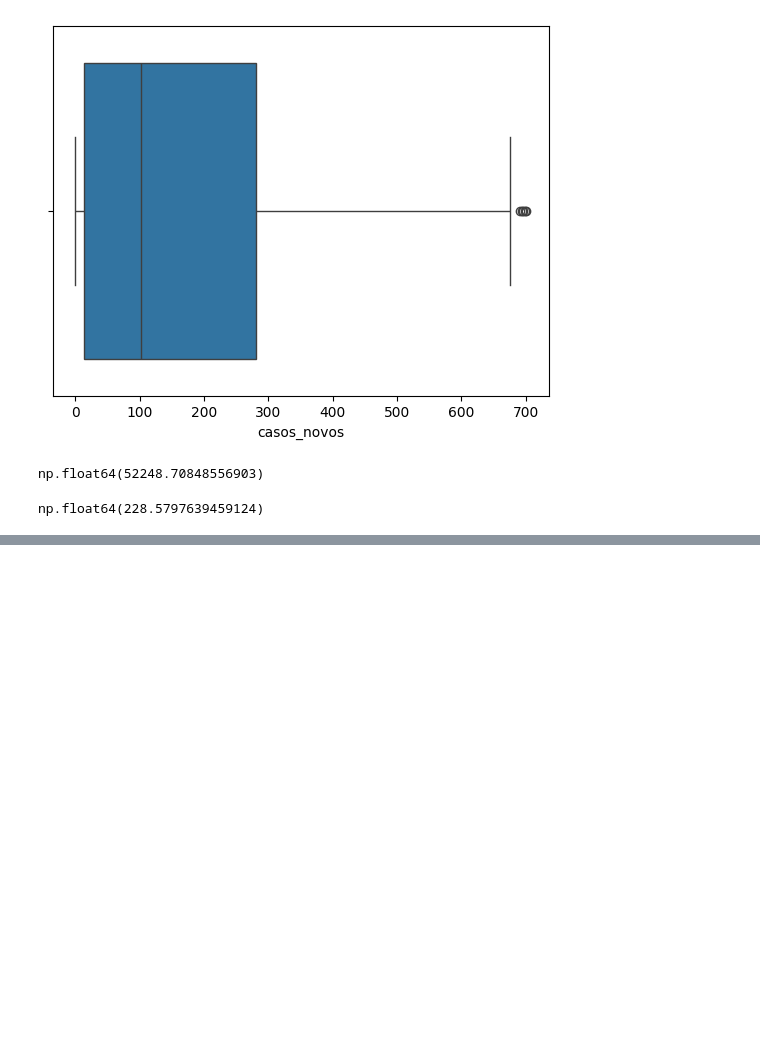
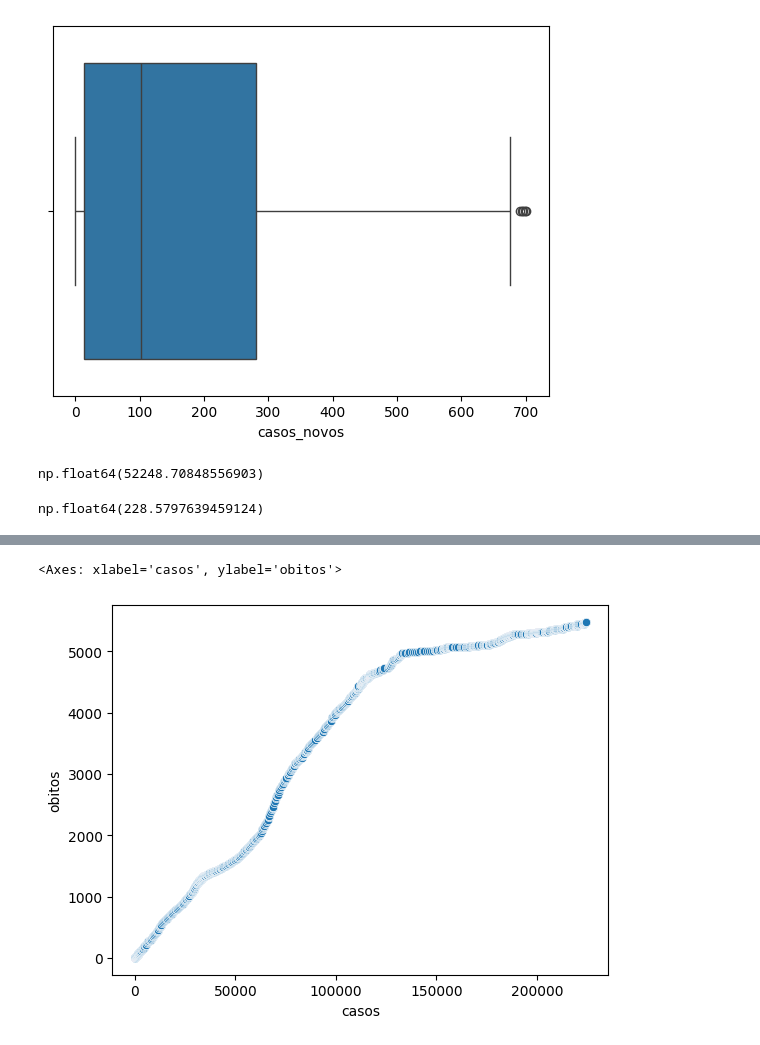
Before and after one commit to wolneihd/udemy_r_analise_dados, a Jupyter notebook: analises_em_py.ipynb, the cells around one changed output, grey strips where cells are left out. Saved outputs shown, nothing was run; the diff lists cells and outputs as text; code cells hidden in the pictures; blank space fills up the shorter version.

```diff
--- a/analises_em_py.ipynb
+++ b/analises_em_py.ipynb
@@ -139,0 +171,5 @@ np.float64(228.5797639459124)
+# %%
+sns.scatterplot(data=covid_campinas, y='obitos', x='casos')
+# %% [output]
+<Axes: xlabel='casos', ylabel='obitos'>
+[figure, added]
```
Also changed, not shown: parts of 3 cells of this notebook, 4 other files.
